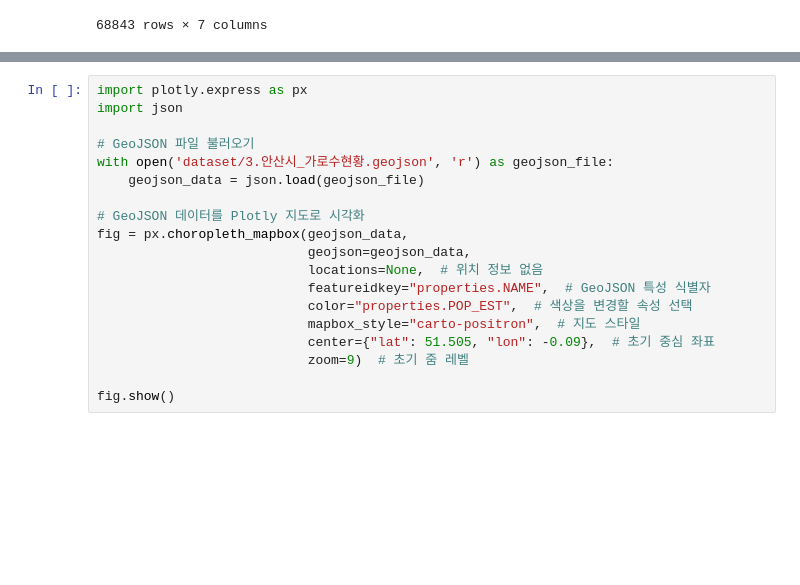
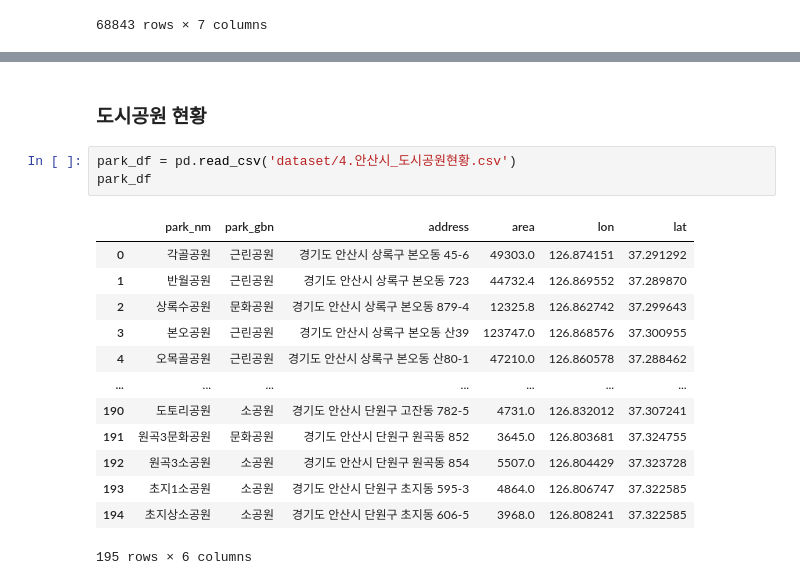
Before and after one commit to DDalaDDula/Analysis_of_Urban_Heat_Island_degree_And_New_Vegetation_Areas, a Jupyter notebook: a.ipynb, the cells around one changed output, grey strips where cells are left out. Cells and saved outputs as stored; diff of their text form; blank space fills up the shorter version.

```diff
--- a/a.ipynb
+++ b/a.ipynb
@@ -118,19 +221,19 @@ m.save('street_trees.html')
-# %%
-import plotly.express as px
-import json
-
-# GeoJSON 파일 불러오기
-with open('dataset/3.안산시_가로수현황.geojson', 'r') as geojson_file:
-    geojson_data = json.load(geojson_file)
-
-# GeoJSON 데이터를 Plotly 지도로 시각화
-fig = px.choropleth_mapbox(geojson_data,
-                           geojson=geojson_data,
-                           locations=None,  # 위치 정보 없음
-                           featureidkey="properties.NAME",  # GeoJSON 특성 식별자
-                           color="properties.POP_EST",  # 색상을 변경할 속성 선택
-                           mapbox_style="carto-positron",  # 지도 스타일
-                           center={"lat": 51.505, "lon": -0.09},  # 초기 중심 좌표
-                           zoom=9)  # 초기 줌 레벨
-
-fig.show()
+# %% [markdown]
+### 도시공원 현황
+# %%
+park_df = pd.read_csv('dataset/4.안산시_도시공원현황.csv')
+park_df
+# %% [output]
+|  | park_nm | park_gbn | address | area | lon | lat |
+| 0 | 각골공원 | 근린공원 | 경기도 안산시 상록구 본오동 45-6 | 49303.0 | 126.874151 | 37.291292 |
+| 1 | 반월공원 | 근린공원 | 경기도 안산시 상록구 본오동 723 | 44732.4 | 126.869552 | 37.289870 |
+| 2 | 상록수공원 | 문화공원 | 경기도 안산시 상록구 본오동 879-4 | 12325.8 | 126.862742 | 37.299643 |
+| 3 | 본오공원 | 근린공원 | 경기도 안산시 상록구 본오동 산39 | 123747.0 | 126.868576 | 37.300955 |
+| 4 | 오목골공원 | 근린공원 | 경기도 안산시 상록구 본오동 산80-1 | 47210.0 | 126.860578 | 37.288462 |
+| ... | ... | ... | ... | ... | ... | ... |
+| 190 | 도토리공원 | 소공원 | 경기도 안산시 단원구 고잔동 782-5 | 4731.0 | 126.832012 | 37.307241 |
+| 191 | 원곡3문화공원 | 문화공원 | 경기도 안산시 단원구 원곡동 852 | 3645.0 | 126.803681 | 37.324755 |
+| 192 | 원곡3소공원 | 소공원 | 경기도 안산시 단원구 원곡동 854 | 5507.0 | 126.804429 | 37.323728 |
+| 193 | 초지1소공원 | 소공원 | 경기도 안산시 단원구 초지동 595-3 | 4864.0 | 126.806747 | 37.322585 |
+| 194 | 초지상소공원 | 소공원 | 경기도 안산시 단원구 초지동 606-5 | 3968.0 | 126.808241 | 37.322585 |
+195 rows × 6 columns
```
Also changed, not shown: parts of 38 cells of this notebook, 11 other files.
